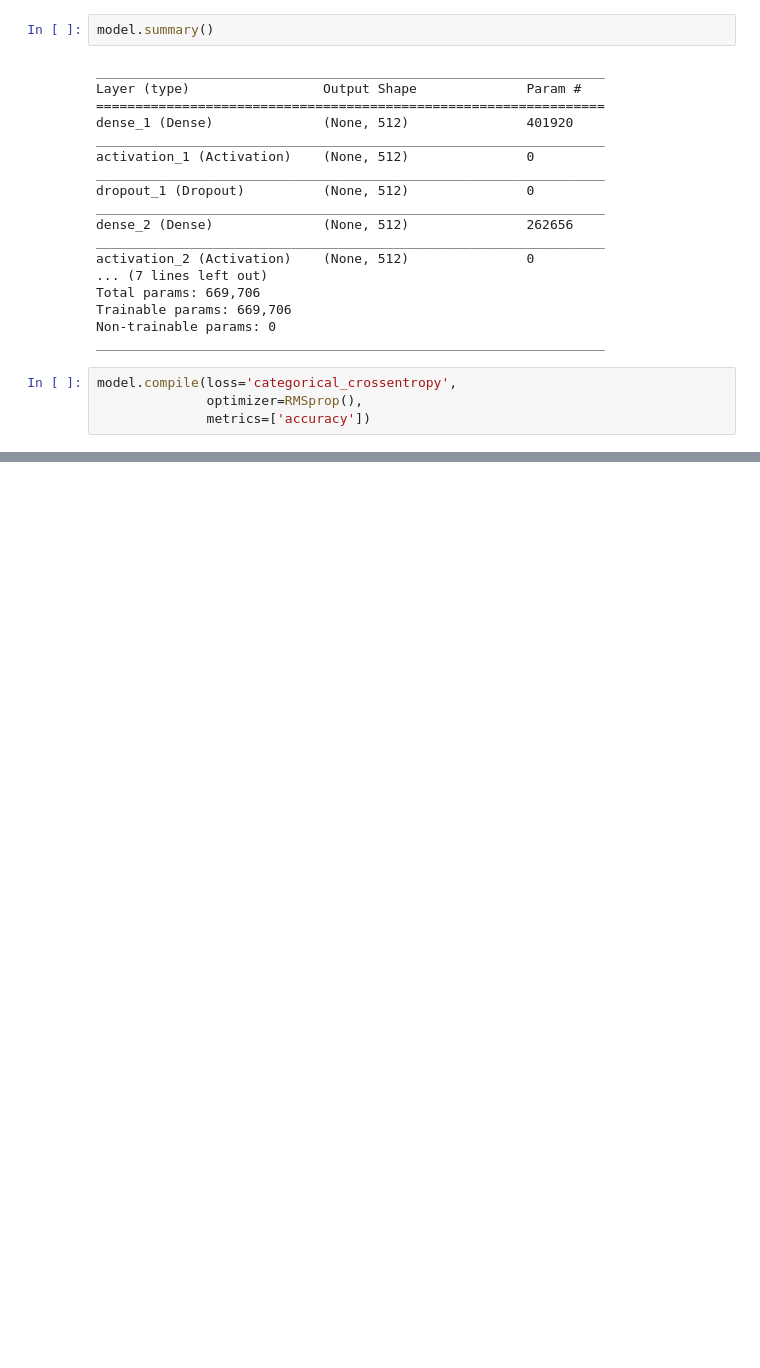
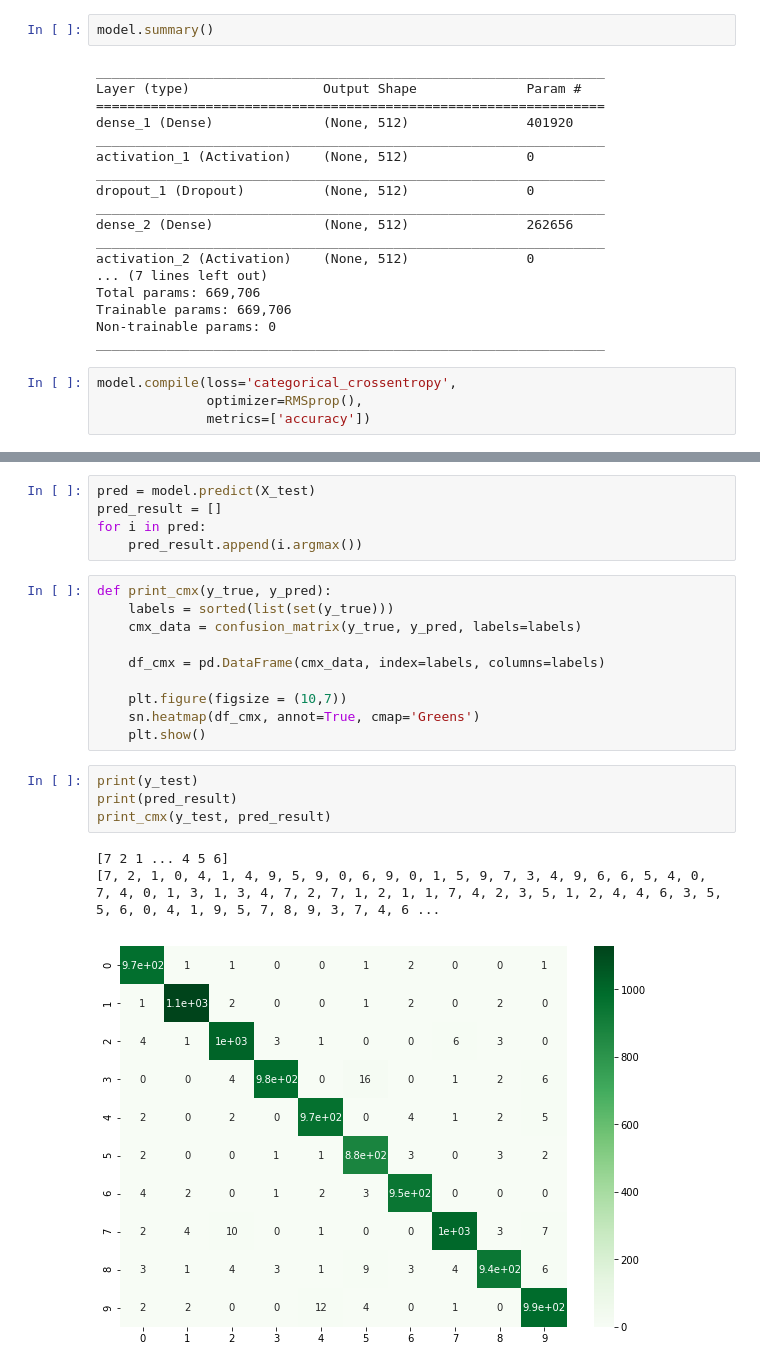
Before and after one commit to medinfo2/deeplearning, a Jupyter notebook: keras/mlp_keras.ipynb, the cells around one changed output, grey strips where cells are left out. Cells and saved outputs as stored; diff of their text form; blank space fills up the shorter version.

```diff
--- a/keras/mlp_keras.ipynb
+++ b/keras/mlp_keras.ipynb
@@ -119 +135,24 @@ plt.clf()
 <matplotlib.figure.Figure at 0x...>
+# %%
+pred = model.predict(X_test)
+pred_result = []
+for i in pred:
+    pred_result.append(i.argmax())
+# %%
+def print_cmx(y_true, y_pred):
+    labels = sorted(list(set(y_true)))
+    cmx_data = confusion_matrix(y_true, y_pred, labels=labels)
+
+    df_cmx = pd.DataFrame(cmx_data, index=labels, columns=labels)
+
+    plt.figure(figsize = (10,7))
+    sn.heatmap(df_cmx, annot=True, cmap='Greens')
+    plt.show()
+# %%
+print(y_test)
+print(pred_result)
+print_cmx(y_test, pred_result)
+# %% [output]
+[7 2 1 ... 4 5 6]
+[7, 2, 1, 0, 4, 1, 4, 9, 5, 9, 0, 6, 9, 0, 1, 5, 9, 7, 3, 4, 9, 6, 6, 5, 4, 0, 7, 4, 0, 1, 3, 1, 3, 4, 7, 2, 7, 1, 2, 1, 1, 7, 4, 2, 3, 5, 1, 2, 4, 4, 6, 3, 5, 5, 6, 0, 4, 1, 9, 5, 7, 8, 9, 3, 7, 4, 6 ...
+[figure, added]
```
Also changed, not shown: parts of 7 cells of this notebook.
